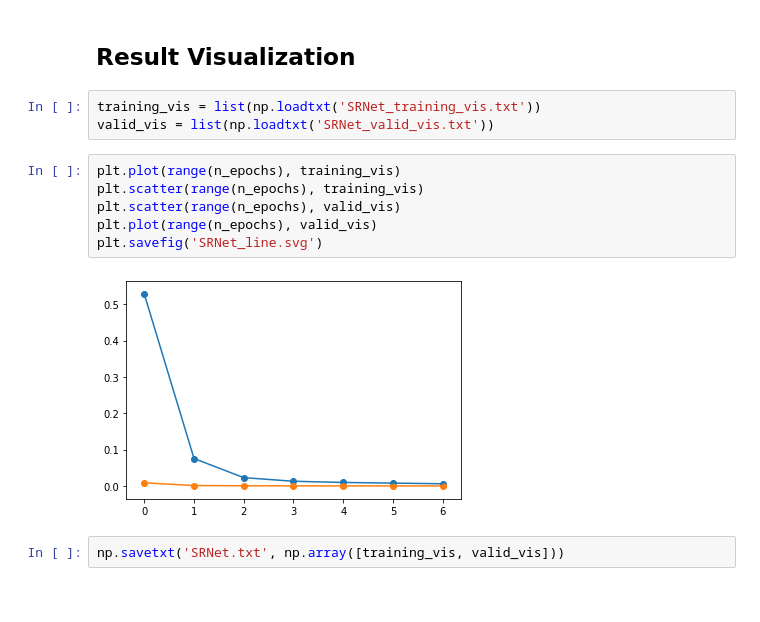
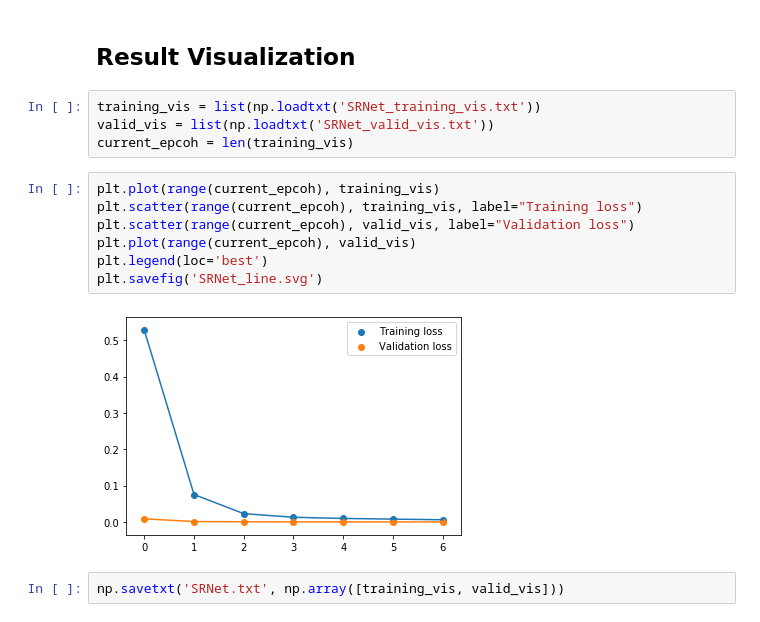
Before and after one commit to MinhNguyen99AI/DeepLearning523---Synthetic-Image-Detector-Assestment, a Jupyter notebook: SRNet.ipynb, the cells around one changed output. Saved outputs shown, nothing was run; the diff lists cells and outputs as text.

Commit message:
plot loss for Xception and SRNet

```diff
--- a/SRNet.ipynb
+++ b/SRNet.ipynb
@@ -553,14 +553,16 @@ Test Accuracy (Overall): 73.200% (183/250)
 # %%
 training_vis = list(np.loadtxt('SRNet_training_vis.txt'))
 valid_vis = list(np.loadtxt('SRNet_valid_vis.txt'))
+current_epcoh = len(training_vis)
 # %%
-plt.plot(range(n_epochs), training_vis)
-plt.scatter(range(n_epochs), training_vis)
-plt.scatter(range(n_epochs), valid_vis)
-plt.plot(range(n_epochs), valid_vis)
+plt.plot(range(current_epcoh), training_vis)
+plt.scatter(range(current_epcoh), training_vis, label="Training loss")
+plt.scatter(range(current_epcoh), valid_vis, label="Validation loss")
+plt.plot(range(current_epcoh), valid_vis)
+plt.legend(loc='best')
 plt.savefig('SRNet_line.svg')
 # %% [output]
-[figure, old version]
+[figure, new version]
 # %%
 np.savetxt('SRNet.txt', np.array([training_vis, valid_vis]))
 # %%
```
Also changed, not shown: 1 other file.
